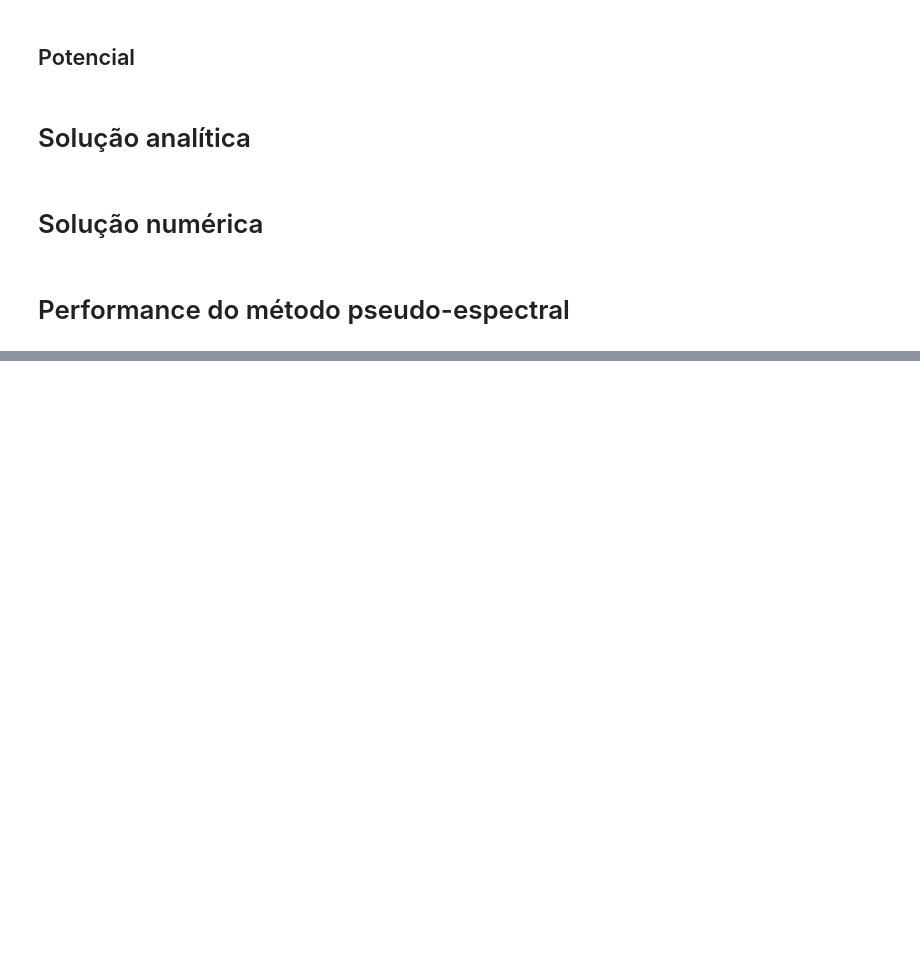
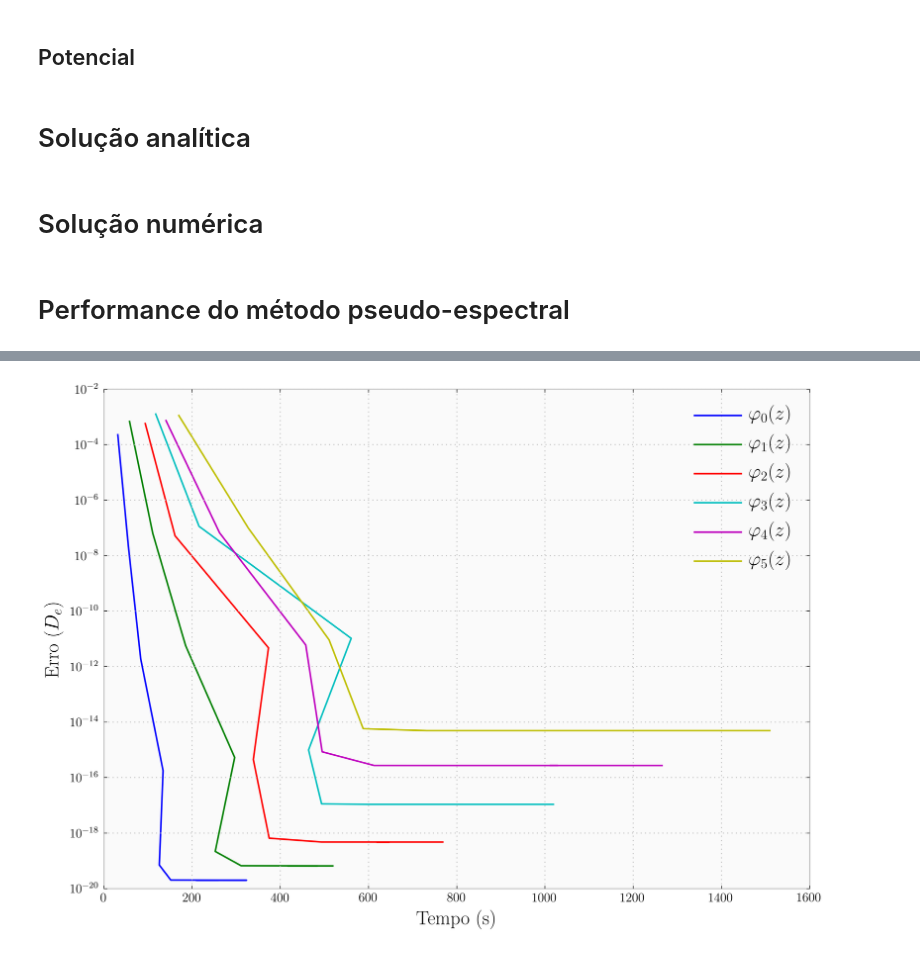
Before and after one commit to thiagolcmelo/mestrado, a Jupyter notebook: oscilador-harmonico-quantico.ipynb, the cells around one changed output, grey strips where cells are left out. Cells and saved outputs as stored; diff of their text form; code cells hidden in the pictures; blank space fills up the shorter version.

```diff
--- a/oscilador-harmonico-quantico.ipynb
+++ b/oscilador-harmonico-quantico.ipynb
@@ -491,0 +464,10 @@ array({100000: {'z_si': array([ -5.00000000e-09,  -4.99022483e-09,  -4.98044966e
+# %%
+fig, ax = plt.subplots()
+ax.set_xlabel(r'Tempo (s)')
+ax.set_ylabel(r'Erro ($D_e$)')
+for i, pres in enumerate(precisions):
+    ax.semilogy(timers[i], pres, label=r'$\varphi_{} (z)$'.format(i))
+plt.legend()
+plt.savefig('oscilador_harmonico_erro_por_tempo.png')
+# %% [output]
+[figure, added]
```
Also changed, not shown: parts of 8 cells of this notebook, 6 other files.
